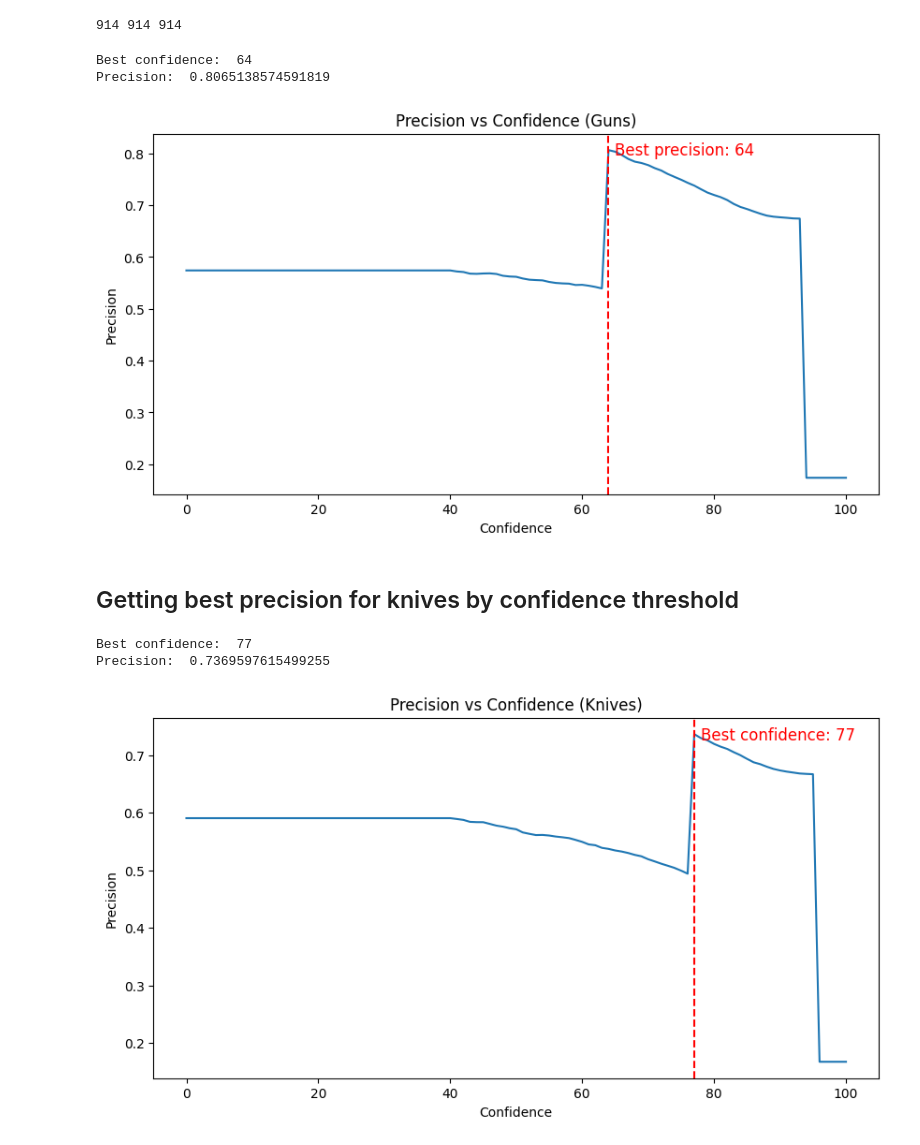
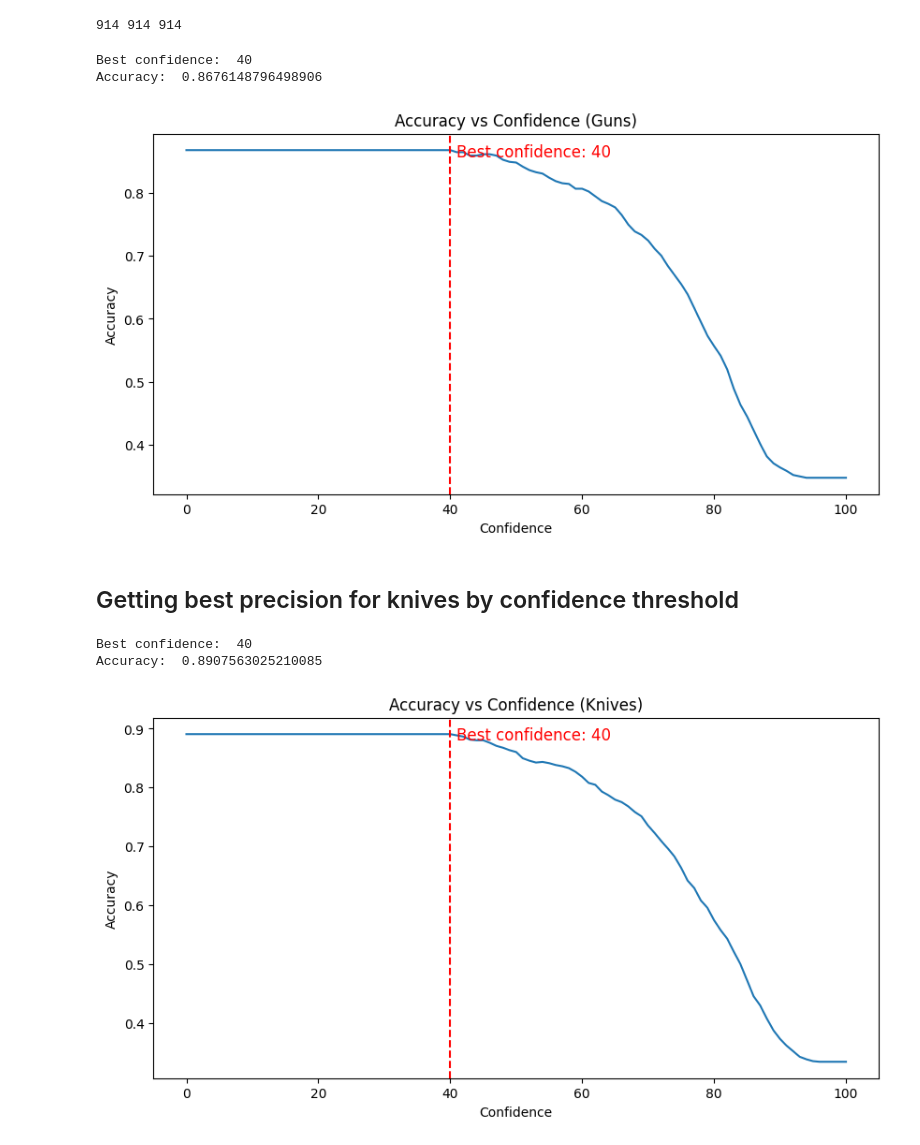
Before and after one commit to Coding-Rod/crime_detection, a Jupyter notebook: ai/reports/Getting_best_conf.ipynb, the cells around one changed output. Drawn from its saved outputs; the diff is of its cells as text; code cells hidden in the pictures.

```diff
--- a/ai/reports/Getting_best_conf.ipynb
+++ b/ai/reports/Getting_best_conf.ipynb
@@ -42,7 +42,7 @@ for i in tqdm(range(0,101)):
     sub_new_preds = [x if y >= i/100 else 0 for x,y in zip(new_preds, confidences)]
 
     last_new_preds = sub_new_preds
-    accuracies.append(precision_score(new_trues, sub_new_preds, average='macro'))
+    accuracies.append(accuracy_score(new_trues, sub_new_preds))
 # %% [output]
 914 914 914
 # %%
@@ -50,23 +50,23 @@ for i in tqdm(range(0,101)):
 
 plt.figure(figsize=(10,5))
 plt.plot(accuracies)
-plt.title('Precision vs Confidence (Guns)')
+plt.title('Accuracy vs Confidence (Guns)')
 plt.xlabel('Confidence')
-plt.ylabel('Precision')
+plt.ylabel('Accuracy')
 
 # Draw best confidence
 max_acc = max(accuracies)
 max_acc_index = max(index for index, item in enumerate(accuracies) if item == max_acc)
 print('Best confidence: ', max_acc_index)
-print('Precision: ', max_acc)
+print('Accuracy: ', max_acc)
 plt.axvline(x=max_acc_index, color='r', linestyle='--')
 # Adding text
-plt.text(max_acc_index+1, max_acc-0.01, 'Best precision: '+str(max_acc_index), fontsize=12, color='r')
+plt.text(max_acc_index+1, max_acc-0.01, 'Best confidence: '+str(max_acc_index), fontsize=12, color='r')
 plt.show()
 # %% [output]
-Best confidence:  64
-Precision:  0.8065138574591819
+Best confidence:  40
+Accuracy:  0.8676148796498906
-[figure, old version]
+[figure, new version]
 # %% [markdown]
 ## Getting best precision for knives by confidence threshold
 # %%
@@ -81,26 +81,26 @@ for i in tqdm(range(0,101)):
     sub_new_preds = [x if y >= i/100 else 0 for x,y in zip(new_preds, confidences)]
 
     last_new_preds = sub_new_preds
-    accuracies.append(precision_score(new_trues, sub_new_preds, average='macro'))
+    accuracies.append(accuracy_score(new_trues, sub_new_preds))
 # %%
 # Plot accuracies
 
 plt.figure(figsize=(10,5))
 plt.plot(accuracies)
-plt.title('Precision vs Confidence (Knives)')
+plt.title('Accuracy vs Confidence (Knives)')
 plt.xlabel('Confidence')
-plt.ylabel('Precision')
+plt.ylabel('Accuracy')
 
 # Draw best confidence
 max_acc = max(accuracies)
 max_acc_index = max(index for index, item in enumerate(accuracies) if item == max_acc)
 print('Best confidence: ', max_acc_index)
-print('Precision: ', max_acc)
+print('Accuracy: ', max_acc)
 plt.axvline(x=max_acc_index, color='r', linestyle='--')
 # Adding text
 plt.text(max_acc_index+1, max_acc-0.01, 'Best confidence: '+str(max_acc_index), fontsize=12, color='r')
 plt.show()
 # %% [output]
-Best confidence:  77
-Precision:  0.7369597615499255
+Best confidence:  40
+Accuracy:  0.8907563025210085
-[figure, old version]
+[figure, new version]
```
Also changed, not shown: parts of 1 cell of this notebook.
